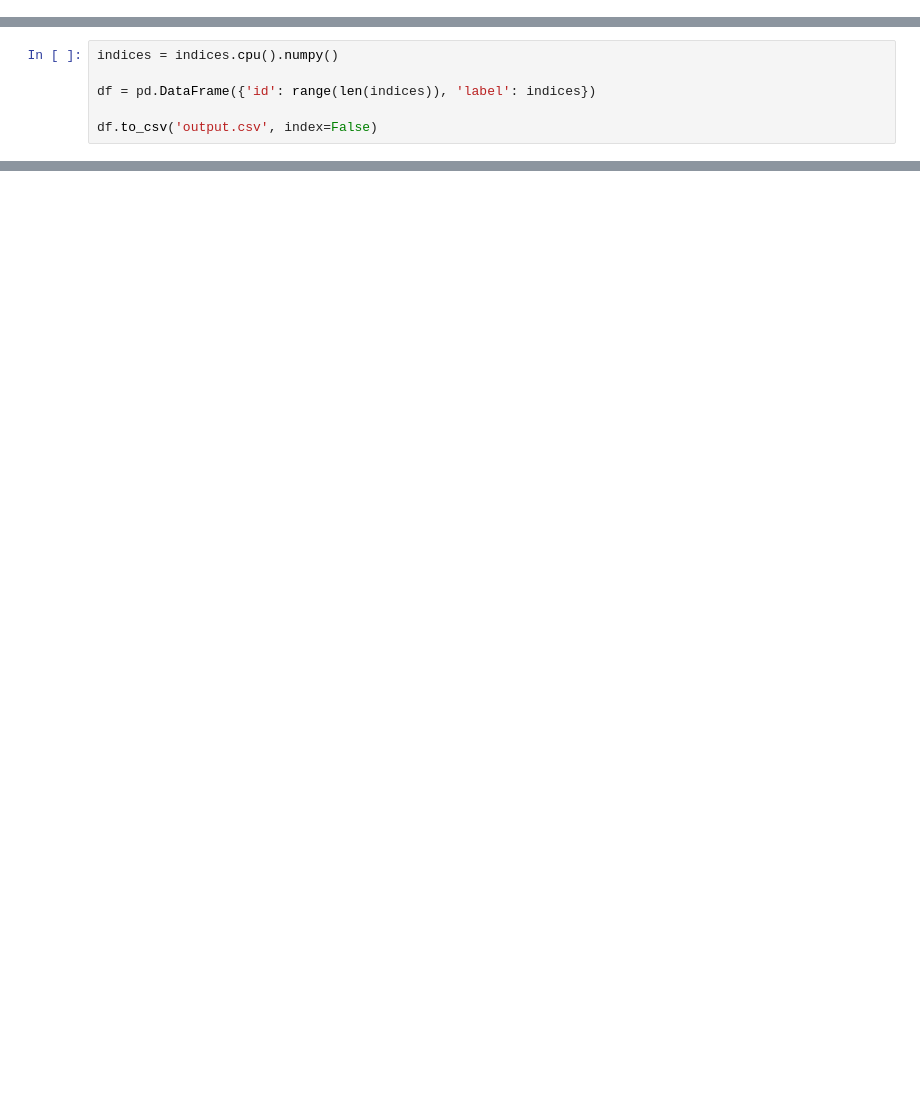
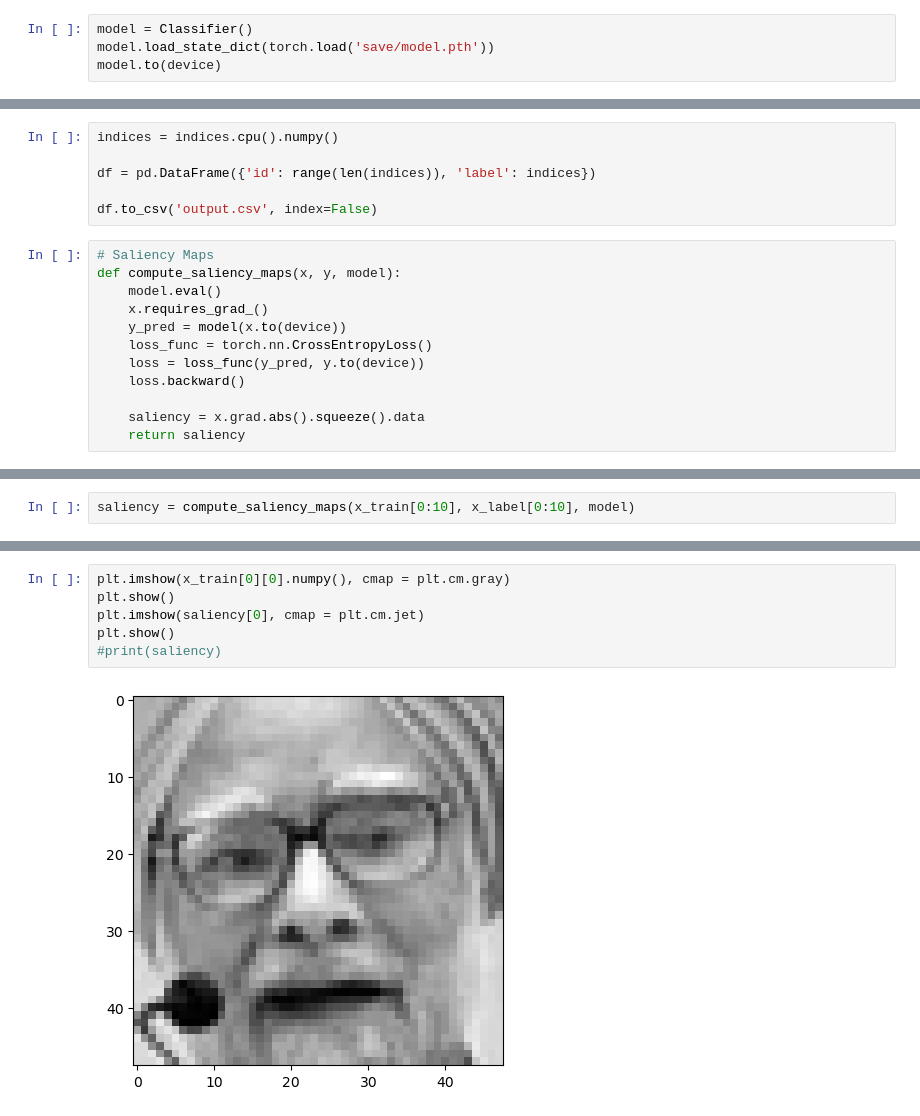
Before and after one commit to Hexaster/Kaggle, a Jupyter notebook: ImageSentimentClassification.ipynb, the cells around one changed output, grey strips where cells are left out. Drawn from its saved outputs; the diff is of its cells as text; blank space fills up the shorter version.

```diff
--- a/ImageSentimentClassification.ipynb
+++ b/ImageSentimentClassification.ipynb
@@ -215,3 +215,7 @@ plt.legend()
 plt.show()
 # %% [output]
 [figure]
+# %%
+model = Classifier()
+model.load_state_dict(torch.load('save/model.pth'))
+model.to(device)
@@ -239,3 +265,15 @@ indices = indices.cpu().numpy()
 df = pd.DataFrame({'id': range(len(indices)), 'label': indices})
 
 df.to_csv('output.csv', index=False)
+# %%
+# Saliency Maps
+def compute_saliency_maps(x, y, model):
+    model.eval()
+    x.requires_grad_()
+    y_pred = model(x.to(device))
+    loss_func = torch.nn.CrossEntropyLoss()
+    loss = loss_func(y_pred, y.to(device))
+    loss.backward()
+
+    saliency = x.grad.abs().squeeze().data
+    return saliency
@@ -241,0 +296,2 @@ df.to_csv('output.csv', index=False)
+# %%
+saliency = compute_saliency_maps(x_train[0:10], x_label[0:10], model)
@@ -241,0 +311,8 @@ df.to_csv('output.csv', index=False)
+# %%
+plt.imshow(x_train[0][0].numpy(), cmap = plt.cm.gray)
+plt.show()
+plt.imshow(saliency[0], cmap = plt.cm.jet)
+plt.show()
+#print(saliency)
+# %% [output]
+[figure, added]
```
Also changed, not shown: parts of 6 cells of this notebook, 1 other file.
